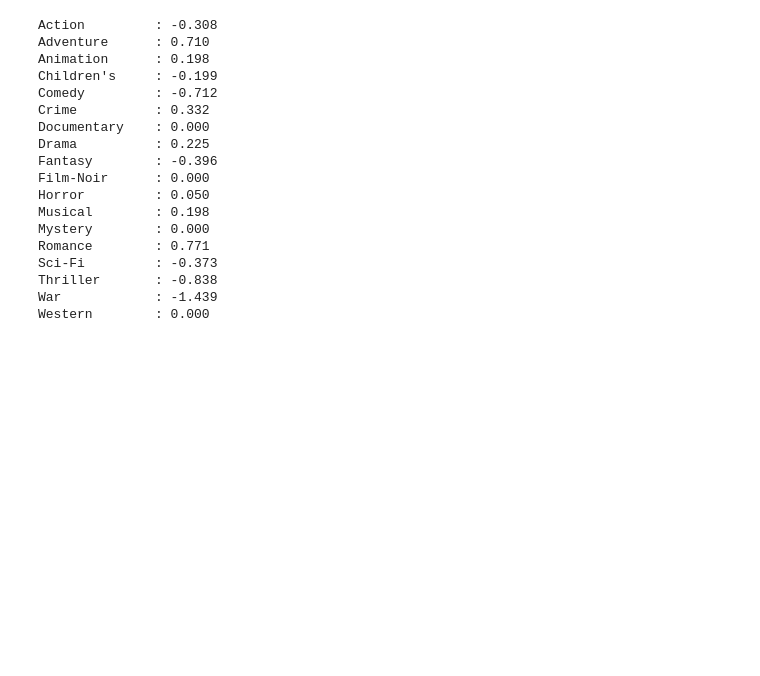
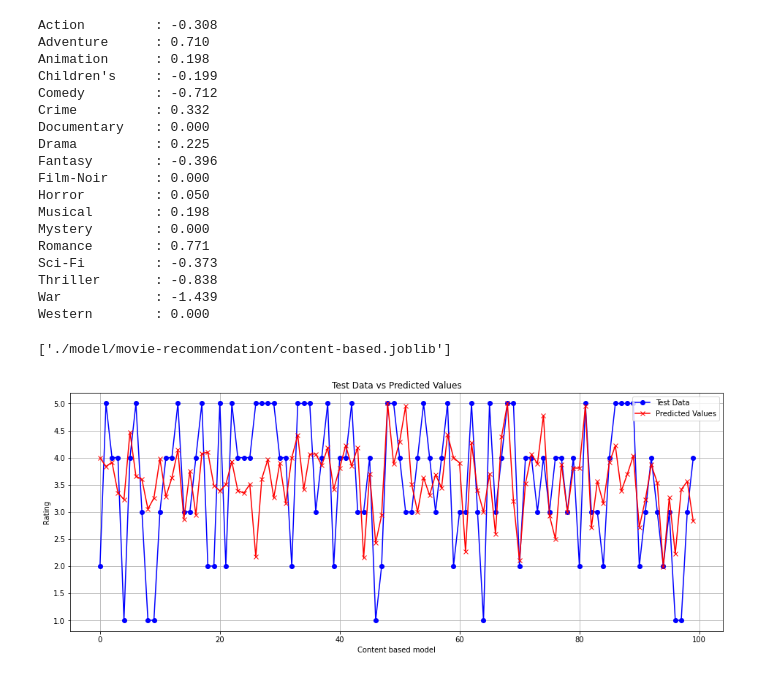
Before and after one commit to tuongmai/mldm-movielens-1m, a Jupyter notebook: content_based_ml_1m.ipynb, the cells around one changed output. Drawn from its saved outputs; the diff is of its cells as text; code cells hidden in the pictures; blank space fills up the shorter version.

```diff
--- a/content_based_ml_1m.ipynb
+++ b/content_based_ml_1m.ipynb
@@ -174,3 +159,42 @@ Sci-Fi         : -0.373
 Thriller       : -0.838
 War            : -1.439
 Western        : 0.000
+# %%
+#save model
+from joblib import dump
+dump(user_model_dict, './model/movie-recommendation/content-based.joblib')
+# %% [output]
+['./model/movie-recommendation/content-based.joblib']
+# %%
+import matplotlib.pyplot as plt
+
+#visualize test result
+# actual = np.zeros(len(validation_ratings))
+# predictions = np.zeros(len(validation_ratings))
+actual = np.zeros(100)
+predictions = np.zeros(100)
+def get_data_for_visualize():
+    for index, row in enumerate(validation_ratings.itertuples(index=False)):
+        if index >= 100:
+            break
+        predictions[index] = predict(row[0], row[1])
+        actual[index] = row[2]
+
+get_data_for_visualize()
+# %%
+# x_point = range(0, len(validation_ratings))
+x_point = range(0, 100)
+plt.figure(figsize=(16, 6))
+# Plotting test data
+plt.plot(x_point, actual, marker='o', color='blue', label='Test Data')  # Plotting test data as a straight line (for example purposes)
+
+# Plotting predicted values
+plt.plot(x_point, predictions, marker='x', color='red', label='Predicted Values')
+plt.xlabel('Content based model')
+plt.ylabel('Rating')
+plt.title('Test Data vs Predicted Values')
+plt.legend()
+plt.grid(True)
+plt.show()
+# %% [output]
+[figure, added]
```
Also changed, not shown: parts of 1 cell of this notebook, 46 other files.
